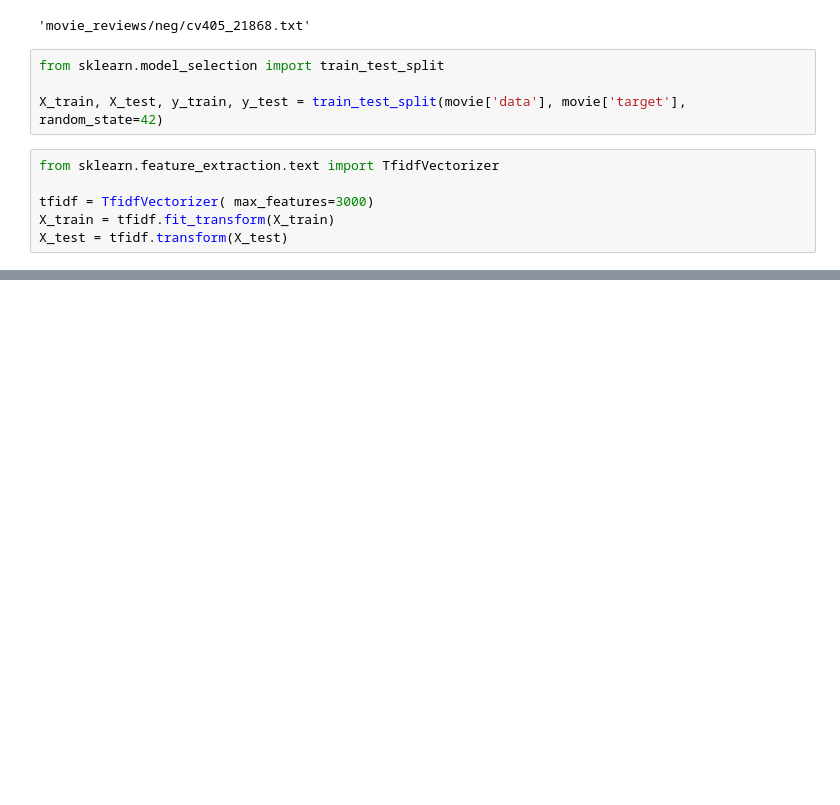
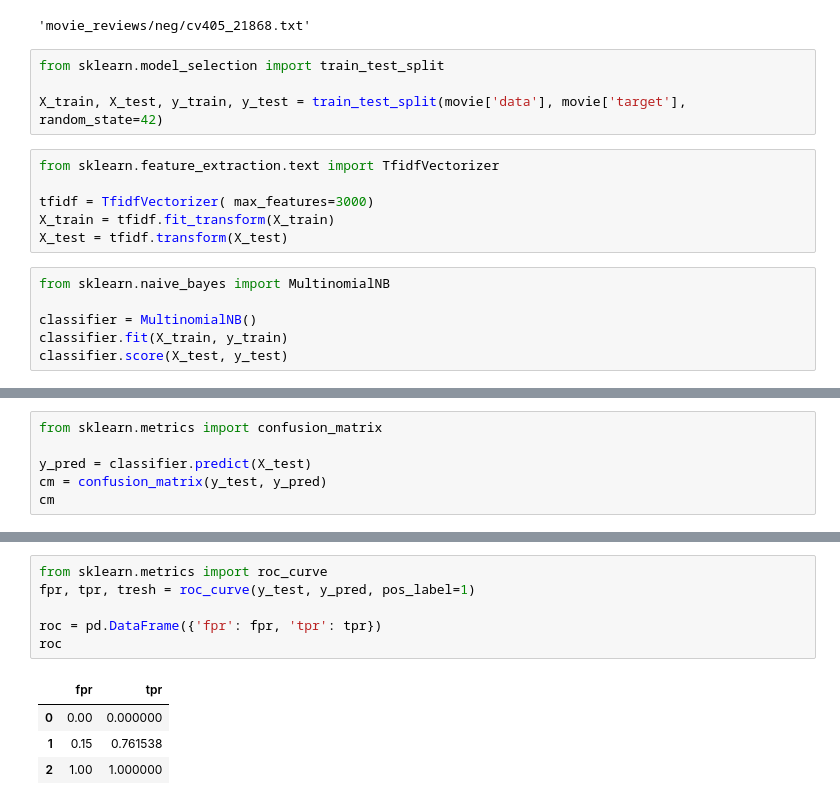
Before and after one commit to krakowiakpawel9/ml_course, a Jupyter notebook: sl/29_movie_reviews.ipynb, the cells around one changed output, grey strips where cells are left out. Saved outputs shown, nothing was run; the diff lists cells and outputs as text; blank space fills up the shorter version.

```diff
--- a/sl/29_movie_reviews.ipynb
+++ b/sl/29_movie_reviews.ipynb
@@ -105,3 +108,9 @@ from sklearn.feature_extraction.text import TfidfVectorizer
 tfidf = TfidfVectorizer( max_features=3000)
 X_train = tfidf.fit_transform(X_train)
 X_test = tfidf.transform(X_test)
+# %%
+from sklearn.naive_bayes import MultinomialNB
+
+classifier = MultinomialNB()
+classifier.fit(X_train, y_train)
+classifier.score(X_test, y_test)
@@ -107,0 +119,6 @@ X_test = tfidf.transform(X_test)
+# %%
+from sklearn.metrics import confusion_matrix
+
+y_pred = classifier.predict(X_test)
+cm = confusion_matrix(y_test, y_pred)
+cm
@@ -107,0 +142,11 @@ X_test = tfidf.transform(X_test)
+# %%
+from sklearn.metrics import roc_curve
+fpr, tpr, tresh = roc_curve(y_test, y_pred, pos_label=1)
+
+roc = pd.DataFrame({'fpr': fpr, 'tpr': tpr})
+roc
+# %% [output]
+|  | fpr | tpr |
+| 0 | 0.00 | 0.000000 |
+| 1 | 0.15 | 0.761538 |
+| 2 | 1.00 | 1.000000 |
```
Also changed, not shown: parts of 15 cells of this notebook.
